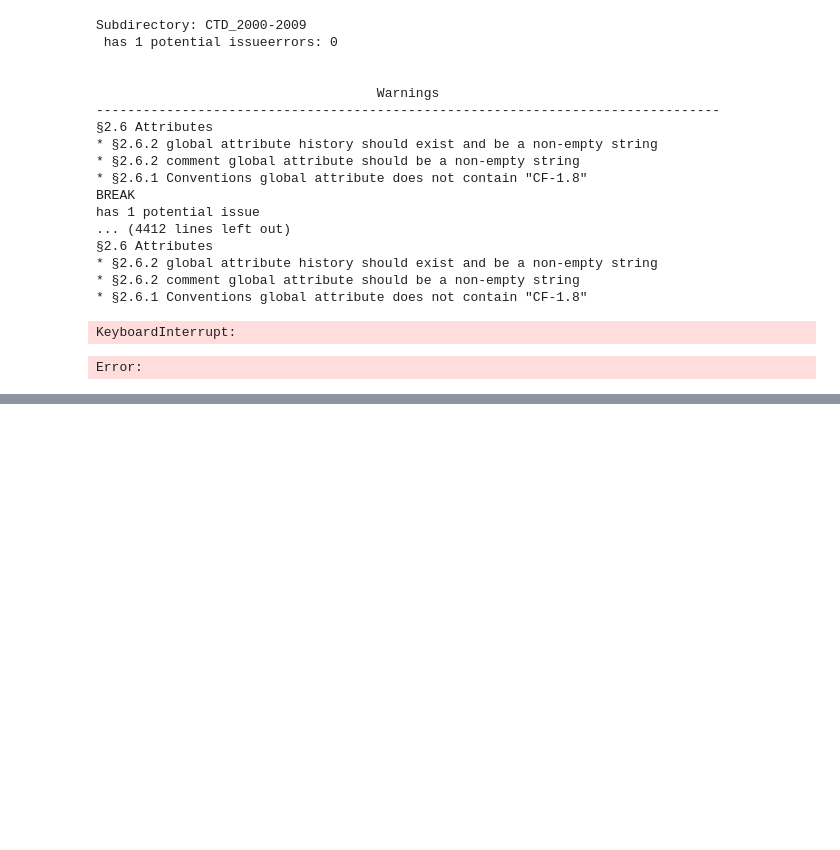
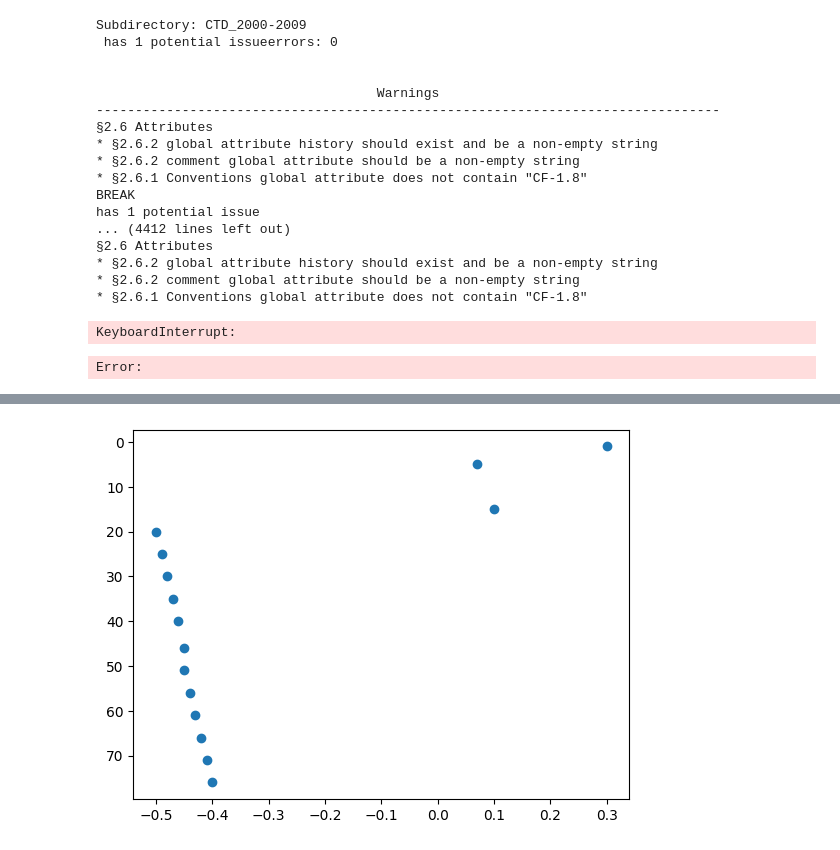
Before and after one commit to Alessimc/UNIS_hydrographic_data_to_cfnetcdf, a Jupyter notebook: explore_UNIS_hydr_data.ipynb, the cells around one changed output, grey strips where cells are left out. Cells and saved outputs as stored; diff of their text form; code cells hidden in the pictures; blank space fills up the shorter version.

```diff
--- a/explore_UNIS_hydr_data.ipynb
+++ b/explore_UNIS_hydr_data.ipynb
@@ -309,0 +312,9 @@ Error:
+# %%
+import xarray as xr
+import matplotlib.pyplot as plt
+
+file = '/home/alessioc/UNIS_hydrographic_data_to_cfnetcdf/data/transformed_data/CTD_1876-1969/UNIS_HD_19010823T000000_79.07_28.42.nc'
+
+xrds = xr.open_dataset(file)
+
+xrds
@@ -309,0 +351,5 @@ Error:
+# %%
+plt.scatter(xrds['TEMP'].values[0], xrds['PRES'].values)
+plt.gca().invert_yaxis()
+# %% [output]
+[figure, added]
```
Also changed, not shown: parts of 17 cells of this notebook, 2 other files.
